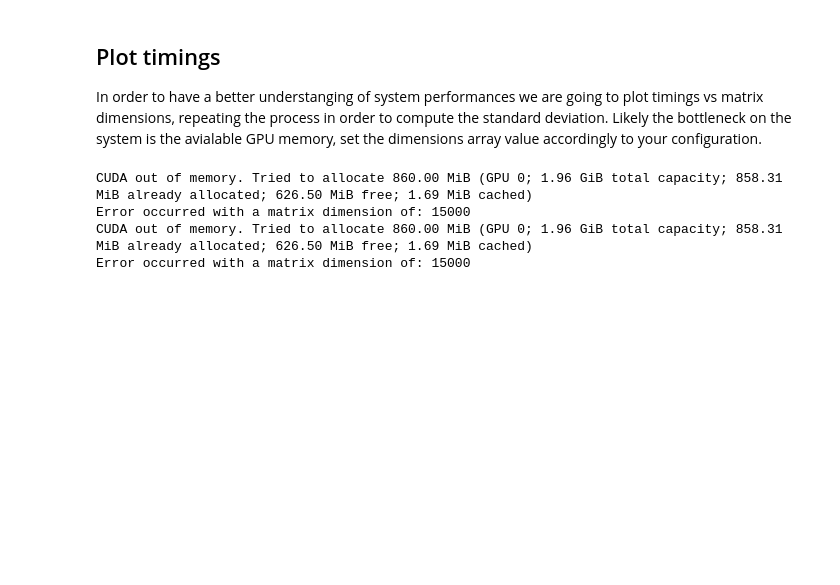
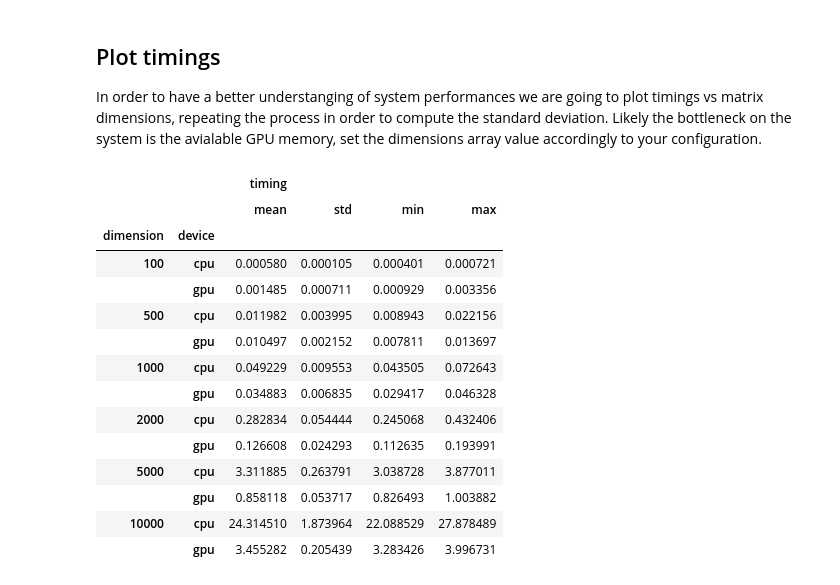
Before and after one commit to DomagojKorais/benchmarks, a Jupyter notebook: pytorch_matmul_gpu_vs_cpu_timing-checkpoint.ipynb, the cells around one changed output. Saved outputs shown, nothing was run; the diff lists cells and outputs as text; code cells hidden in the pictures; blank space fills up the shorter version.

Commit message:
Add progress bar and summary table

```diff
--- a/pytorch_matmul_gpu_vs_cpu_timing-checkpoint.ipynb
+++ b/pytorch_matmul_gpu_vs_cpu_timing-checkpoint.ipynb
@@ -121,28 +124,41 @@ Speedup: 3.007527061452067
 In order to have a better understanging of system performances we are going to plot timings vs matrix dimensions, repeating the process in order to compute the standard deviation.
 Likely the bottleneck on the system is the avialable GPU memory, set the dimensions array value accordingly to your configuration.
 # %%
-dimensions=[100,500,1000,2000,5000,10000,15000]
-iterations = range(0,2)
+dimensions=[100,500,1000,2000,5000,10000]
+iterations = range(0,10)
 results = pd.DataFrame(columns=['dimension','device', 'timing'])
-for i in iterations:
+for i in tqdm(iterations):
     for dimension in dimensions:
-        device    = torch.device('cuda')
+        device = torch.device('cuda')
         try:
             cuda_time = mat_mul_timing(dimension, device, echo=False)
-            results=results.append({'dimension':dimension,'device':'gpu', 'timing':cuda_time},ignore_index=True)
+            results = results.append({'dimension':dimension,'device':'gpu', 'timing':cuda_time},ignore_index=True)
         except Exception as e:
             print(e)
             print("Error occurred with a matrix dimension of: "+str(dimension))
             break
 
-        device    = torch.device('cpu')
-        cpu_time  = mat_mul_timing(dimension, device, echo=False)
-        results=results.append({'dimension':dimension,'device':'cpu', 'timing':cpu_time},ignore_index=True)
+        device = torch.device('cpu')
+        cpu_time = mat_mul_timing(dimension, device, echo=False)
+        results = results.append({'dimension':dimension,'device':'cpu', 'timing':cpu_time},ignore_index=True)
-# %% [output]
-CUDA out of memory. Tried to allocate 860.00 MiB (GPU 0; 1.96 GiB total capacity; 858.31 MiB already allocated; 626.50 MiB free; 1.69 MiB cached)
-Error occurred with a matrix dimension of: 15000
-CUDA out of memory. Tried to allocate 860.00 MiB (GPU 0; 1.96 GiB total capacity; 858.31 MiB already allocated; 626.50 MiB free; 1.69 MiB cached)
-Error occurred with a matrix dimension of: 15000
+# %%
+results.groupby(["dimension","device"]).agg(['mean', 'std','min', 'max'])
+# %% [output]
+|  |  | timing |  |  |  |
+|  |  | mean | std | min | max |
+| dimension | device |  |  |  |  |
+| 100 | cpu | 0.000580 | 0.000105 | 0.000401 | 0.000721 |
+|  | gpu | 0.001485 | 0.000711 | 0.000929 | 0.003356 |
+| 500 | cpu | 0.011982 | 0.003995 | 0.008943 | 0.022156 |
+|  | gpu | 0.010497 | 0.002152 | 0.007811 | 0.013697 |
+| 1000 | cpu | 0.049229 | 0.009553 | 0.043505 | 0.072643 |
+|  | gpu | 0.034883 | 0.006835 | 0.029417 | 0.046328 |
+| 2000 | cpu | 0.282834 | 0.054444 | 0.245068 | 0.432406 |
+|  | gpu | 0.126608 | 0.024293 | 0.112635 | 0.193991 |
+| 5000 | cpu | 3.311885 | 0.263791 | 3.038728 | 3.877011 |
+|  | gpu | 0.858118 | 0.053717 | 0.826493 | 1.003882 |
+| 10000 | cpu | 24.314510 | 1.873964 | 22.088529 | 27.878489 |
+|  | gpu | 3.455282 | 0.205439 | 3.283426 | 3.996731 |
 # %%
 sns.set(style="white")
 sns.lineplot(x="dimension", y="timing",
```
Also changed, not shown: parts of 4 cells of this notebook.
